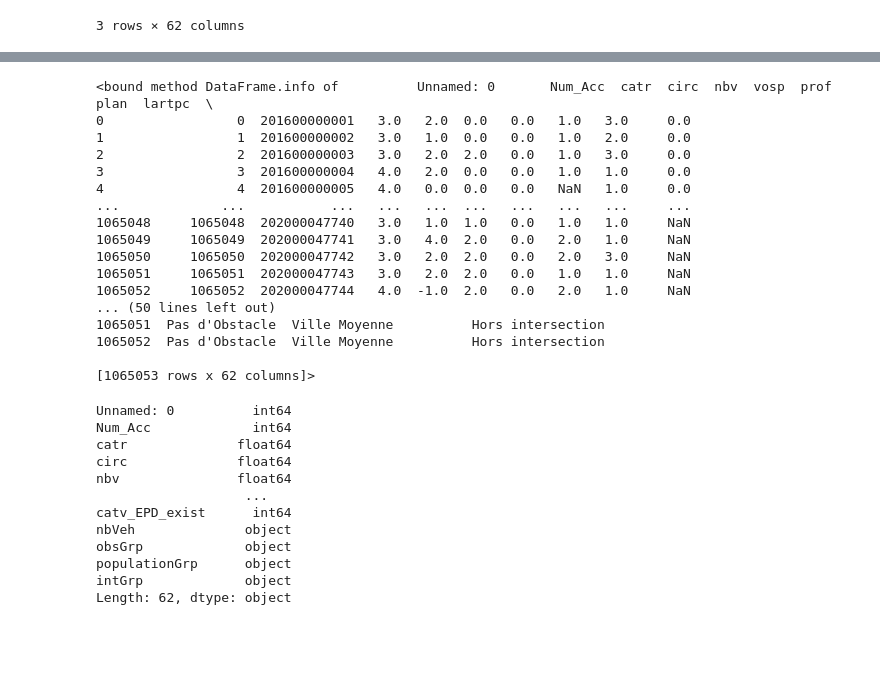
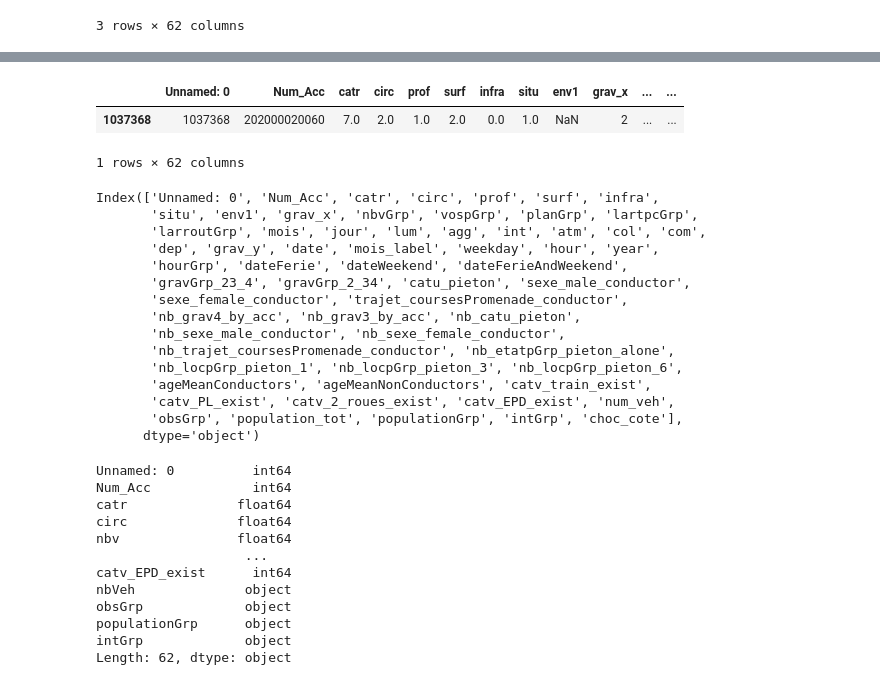
Before and after one commit to YacineHajjiDataScientist/20220814_dsProject, a Jupyter notebook: 20220821_projectDS.ipynb, the cells around one changed output, grey strips where cells are left out. Drawn from its saved outputs; the diff is of its cells as text; code cells hidden in the pictures; blank space fills up the shorter version.

```diff
--- a/20220821_projectDS.ipynb
+++ b/20220821_projectDS.ipynb
@@ -2051,23 +2051,28 @@ dfPool.apply(pd.Series.value_counts)
-# %%
-dfPool.info
-# %% [output]
-<bound method DataFrame.info of          Unnamed: 0       Num_Acc  catr  circ  nbv  vosp  prof  plan  lartpc  \
-0                 0  201600000001   3.0   2.0  0.0   0.0   1.0   3.0     0.0
-1                 1  201600000002   3.0   1.0  0.0   0.0   1.0   2.0     0.0
-2                 2  201600000003   3.0   2.0  2.0   0.0   1.0   3.0     0.0
-3                 3  201600000004   4.0   2.0  0.0   0.0   1.0   1.0     0.0
-4                 4  201600000005   4.0   0.0  0.0   0.0   NaN   1.0     0.0
-...             ...           ...   ...   ...  ...   ...   ...   ...     ...
-1065048     1065048  202000047740   3.0   1.0  1.0   0.0   1.0   1.0     NaN
-1065049     1065049  202000047741   3.0   4.0  2.0   0.0   2.0   1.0     NaN
-1065050     1065050  202000047742   3.0   2.0  2.0   0.0   2.0   3.0     NaN
-1065051     1065051  202000047743   3.0   2.0  2.0   0.0   1.0   1.0     NaN
-1065052     1065052  202000047744   4.0  -1.0  2.0   0.0   2.0   1.0     NaN
-... (50 lines left out)
-1065051  Pas d'Obstacle  Ville Moyenne          Hors intersection
-1065052  Pas d'Obstacle  Ville Moyenne          Hors intersection
-
-[1065053 rows x 62 columns]>
+# %%
+dfPool[dfPool.eq(-1).any(1)]
+# dfPool[dfPool.eq(-1).any(1)].iloc[:, 41: 50]
+# %% [output]
+|  | Unnamed: 0 | Num_Acc | catr | circ | prof | surf | infra | situ | env1 | grav_x | ... | ... |
+| 1037368 | 1037368 | 202000020060 | 7.0 | 2.0 | 1.0 | 2.0 | 0.0 | 1.0 | NaN | 2 | ... | ... |
+1 rows × 62 columns
+# %%
+dfPool.columns
+# %% [output]
+Index(['Unnamed: 0', 'Num_Acc', 'catr', 'circ', 'prof', 'surf', 'infra',
+       'situ', 'env1', 'grav_x', 'nbvGrp', 'vospGrp', 'planGrp', 'lartpcGrp',
+       'larroutGrp', 'mois', 'jour', 'lum', 'agg', 'int', 'atm', 'col', 'com',
+       'dep', 'grav_y', 'date', 'mois_label', 'weekday', 'hour', 'year',
+       'hourGrp', 'dateFerie', 'dateWeekend', 'dateFerieAndWeekend',
+       'gravGrp_23_4', 'gravGrp_2_34', 'catu_pieton', 'sexe_male_conductor',
+       'sexe_female_conductor', 'trajet_coursesPromenade_conductor',
+       'nb_grav4_by_acc', 'nb_grav3_by_acc', 'nb_catu_pieton',
+       'nb_sexe_male_conductor', 'nb_sexe_female_conductor',
+       'nb_trajet_coursesPromenade_conductor', 'nb_etatpGrp_pieton_alone',
+       'nb_locpGrp_pieton_1', 'nb_locpGrp_pieton_3', 'nb_locpGrp_pieton_6',
+       'ageMeanConductors', 'ageMeanNonConductors', 'catv_train_exist',
+       'catv_PL_exist', 'catv_2_roues_exist', 'catv_EPD_exist', 'num_veh',
+       'obsGrp', 'population_tot', 'populationGrp', 'intGrp', 'choc_cote'],
+      dtype='object')
 # %%
 dfPool.dtypes
 # %% [output]
```
Also changed, not shown: parts of 8 cells of this notebook, 1 other file.
